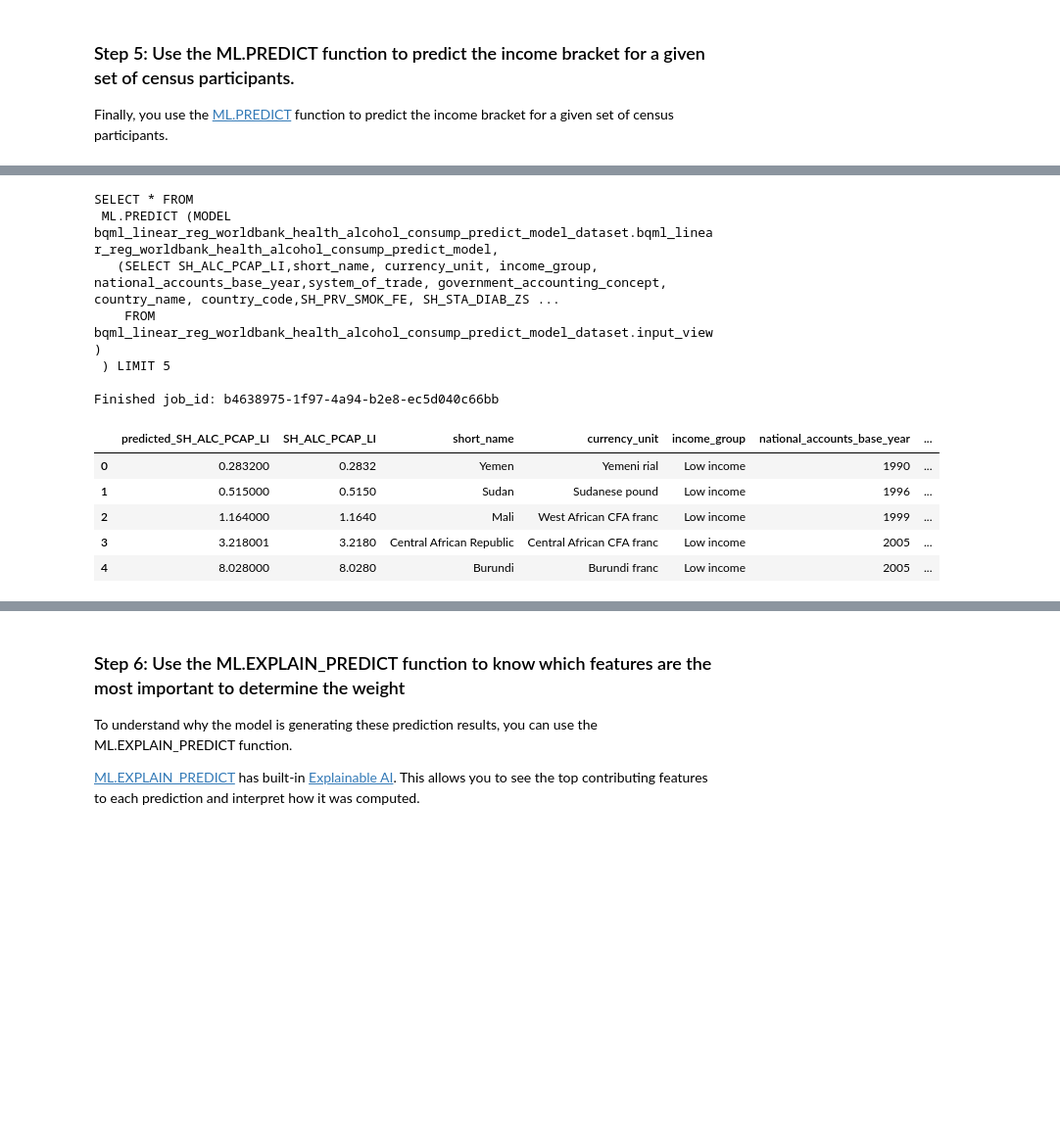
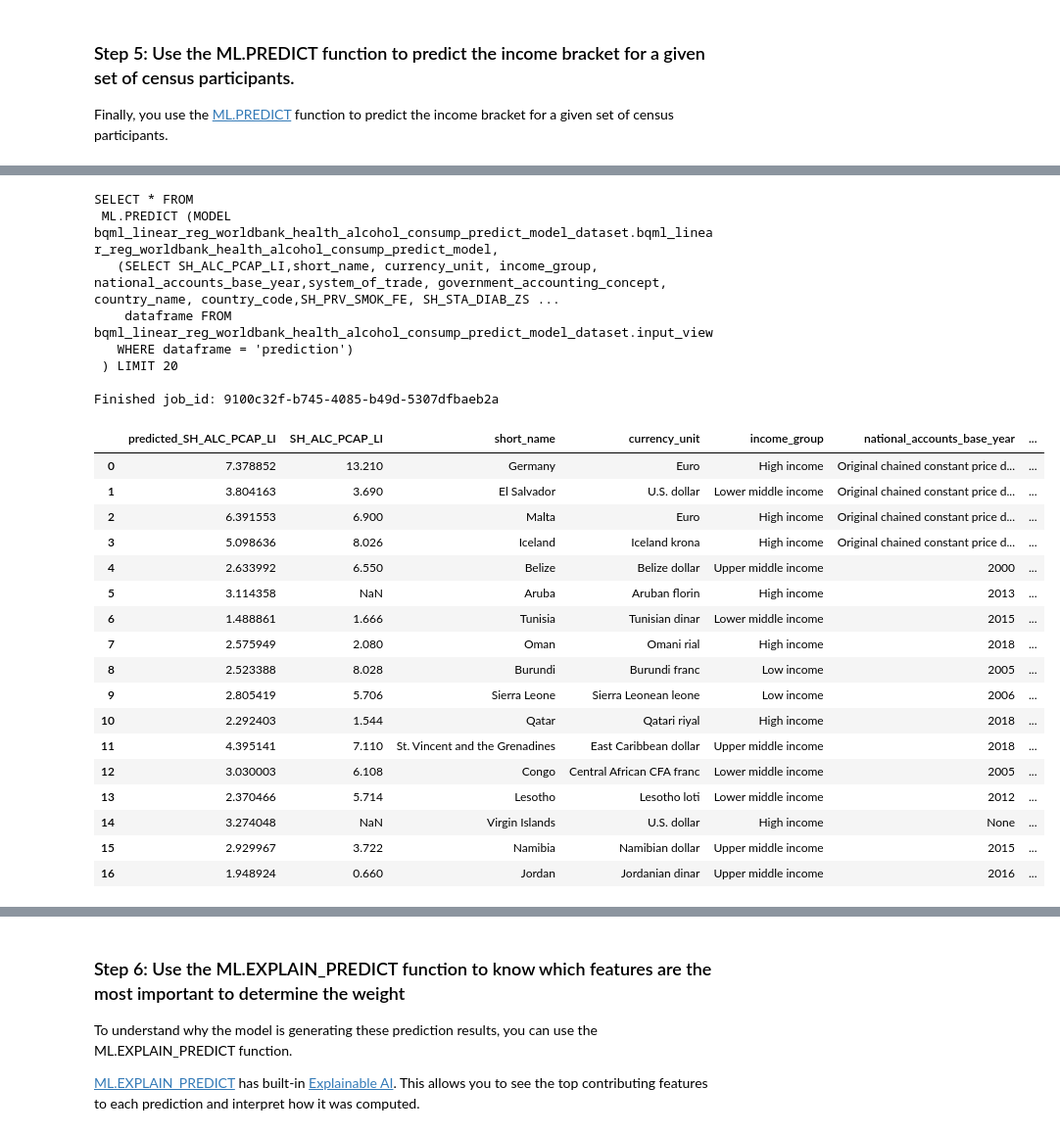
Before and after one commit to paulycloud/ml_portfolio, a Jupyter notebook: 02_BigQuery_ML/02_linear_regression/WordBank_Health_alcohol_consumption_prediction/index.ipynb, the cells around one changed output, grey strips where cells are left out. Shown at 98% size. Cells and saved outputs as stored; diff of their text form; code cells hidden in the pictures; blank space fills up the shorter version.

```diff
--- a/02_BigQuery_ML/02_linear_regression/WordBank_Health_alcohol_consumption_prediction/index.ipynb
+++ b/02_BigQuery_ML/02_linear_regression/WordBank_Health_alcohol_consumption_prediction/index.ipynb
@@ -637,29 +660,43 @@ Finished job_id: 4b42b70f-e2bb-4991-a421-5509d904452a
 # %%
-# We are using the remainder of our data ot perform predictions by limiting the dataframe to "PREDICTION". About 3142 rows.
+# We are using the remainder of our data ot perform predictions by limiting the dataframe to "PREDICTION".
 sql_ml_predict = f"""
 SELECT * FROM
  ML.PREDICT (MODEL {BQ_DATASET_NAME}.{BQML_MODEL_NAME},
-   (SELECT {MODEL_INPUT_COLUMNS}
-    FROM {BQ_DATASET_NAME}.input_view)
- ) LIMIT 5
+   (SELECT {MODEL_INPUT_COLUMNS},
+    dataframe FROM {BQ_DATASET_NAME}.input_view
+   WHERE dataframe = 'prediction')
+ ) LIMIT 20
 """
 print(sql_ml_predict)
 
 run_bq_query(sql_ml_predict)
 # %% [output]
 SELECT * FROM
  ML.PREDICT (MODEL bqml_linear_reg_worldbank_health_alcohol_consump_predict_model_dataset.bqml_linear_reg_worldbank_health_alcohol_consump_predict_model,
    (SELECT SH_ALC_PCAP_LI,short_name, currency_unit, income_group, national_accounts_base_year,system_of_trade, government_accounting_concept, country_name, country_code,SH_PRV_SMOK_FE, SH_STA_DIAB_ZS ...
-    FROM bqml_linear_reg_worldbank_health_alcohol_consump_predict_model_dataset.input_view)
- ) LIMIT 5
+    dataframe FROM bqml_linear_reg_worldbank_health_alcohol_consump_predict_model_dataset.input_view
+   WHERE dataframe = 'prediction')
+ ) LIMIT 20
 
-Finished job_id: b4638975-1f97-4a94-b2e8-ec5d040c66bb
+Finished job_id: 9100c32f-b745-4085-b49d-5307dfbaeb2a
 |  | predicted_SH_ALC_PCAP_LI | SH_ALC_PCAP_LI | short_name | currency_unit | income_group | national_accounts_base_year | ... |
-| 0 | 0.283200 | 0.2832 | Yemen | Yemeni rial | Low income | 1990 | ... |
-| 1 | 0.515000 | 0.5150 | Sudan | Sudanese pound | Low income | 1996 | ... |
-| 2 | 1.164000 | 1.1640 | Mali | West African CFA franc | Low income | 1999 | ... |
-| 3 | 3.218001 | 3.2180 | Central African Republic | Central African CFA franc | Low income | 2005 | ... |
-| 4 | 8.028000 | 8.0280 | Burundi | Burundi franc | Low income | 2005 | ... |
+| 0 | 7.378852 | 13.210 | Germany | Euro | High income | Original chained constant price d... | ... |
+| 1 | 3.804163 | 3.690 | El Salvador | U.S. dollar | Lower middle income | Original chained constant price d... | ... |
+| 2 | 6.391553 | 6.900 | Malta | Euro | High income | Original chained constant price d... | ... |
+| 3 | 5.098636 | 8.026 | Iceland | Iceland krona | High income | Original chained constant price d... | ... |
+| 4 | 2.633992 | 6.550 | Belize | Belize dollar | Upper middle income | 2000 | ... |
+| 5 | 3.114358 | NaN | Aruba | Aruban florin | High income | 2013 | ... |
+| 6 | 1.488861 | 1.666 | Tunisia | Tunisian dinar | Lower middle income | 2015 | ... |
+| 7 | 2.575949 | 2.080 | Oman | Omani rial | High income | 2018 | ... |
+| 8 | 2.523388 | 8.028 | Burundi | Burundi franc | Low income | 2005 | ... |
+| 9 | 2.805419 | 5.706 | Sierra Leone | Sierra Leonean leone | Low income | 2006 | ... |
+| 10 | 2.292403 | 1.544 | Qatar | Qatari riyal | High income | 2018 | ... |
+| 11 | 4.395141 | 7.110 | St. Vincent and the Grenadines | East Caribbean dollar | Upper middle income | 2018 | ... |
+| 12 | 3.030003 | 6.108 | Congo | Central African CFA franc | Lower middle income | 2005 | ... |
+| 13 | 2.370466 | 5.714 | Lesotho | Lesotho loti | Lower middle income | 2012 | ... |
+| 14 | 3.274048 | NaN | Virgin Islands | U.S. dollar | High income | None | ... |
+| 15 | 2.929967 | 3.722 | Namibia | Namibian dollar | Upper middle income | 2015 | ... |
+| 16 | 1.948924 | 0.660 | Jordan | Jordanian dinar | Upper middle income | 2016 | ... |
 # %% [markdown]
 
 #### **Commentary**:
```
Also changed, not shown: parts of 18 cells of this notebook, 1 other file.
